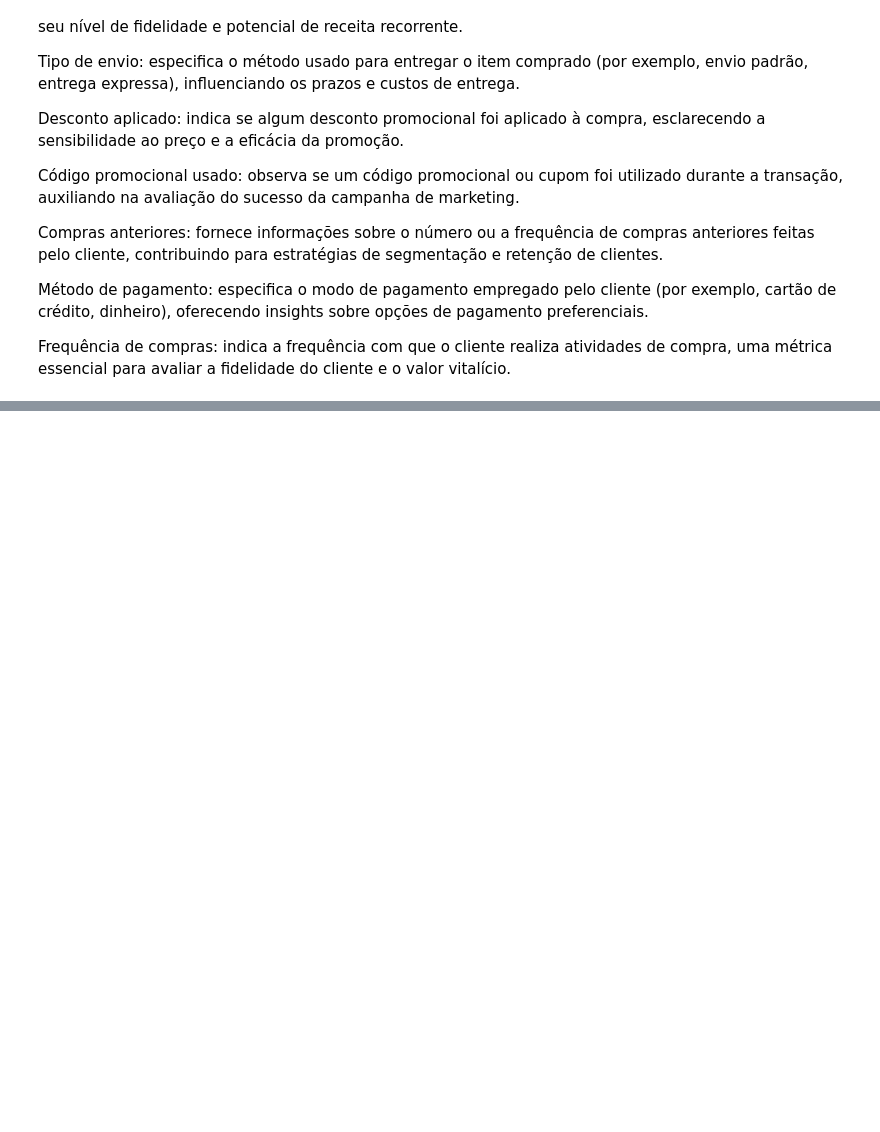
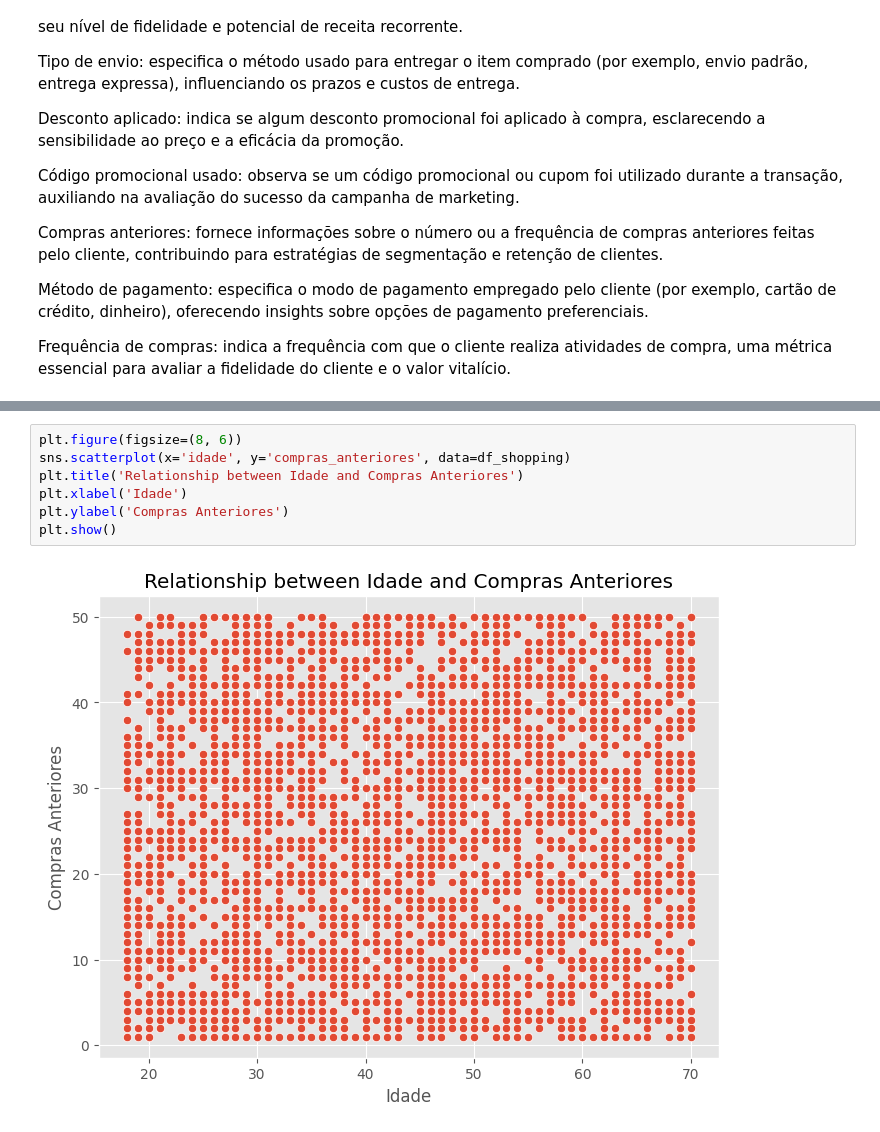
Before and after one commit to angelico-intelligence/clusterizacao-clientes, a Jupyter notebook: AnaliseClientes.ipynb, the cells around one changed output, grey strips where cells are left out. Drawn from its saved outputs; the diff is of its cells as text; blank space fills up the shorter version.

```diff
--- a/AnaliseClientes.ipynb
+++ b/AnaliseClientes.ipynb
@@ -87,0 +118,9 @@ memory usage: 548.6+ KB
+# %%
+plt.figure(figsize=(8, 6))
+sns.scatterplot(x='idade', y='compras_anteriores', data=df_shopping)
+plt.title('Relationship between Idade and Compras Anteriores')
+plt.xlabel('Idade')
+plt.ylabel('Compras Anteriores')
+plt.show()
+# %% [output]
+[figure, added]
```
Also changed, not shown: parts of 10 cells of this notebook.
